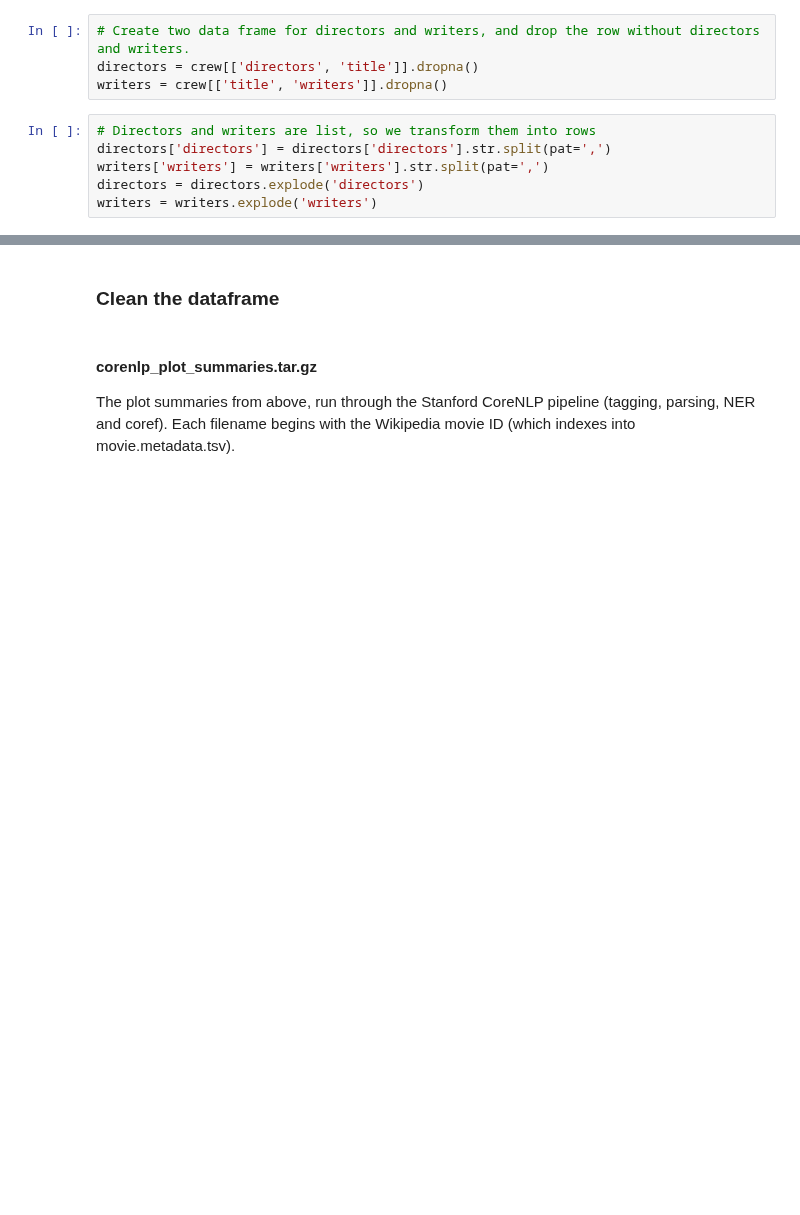
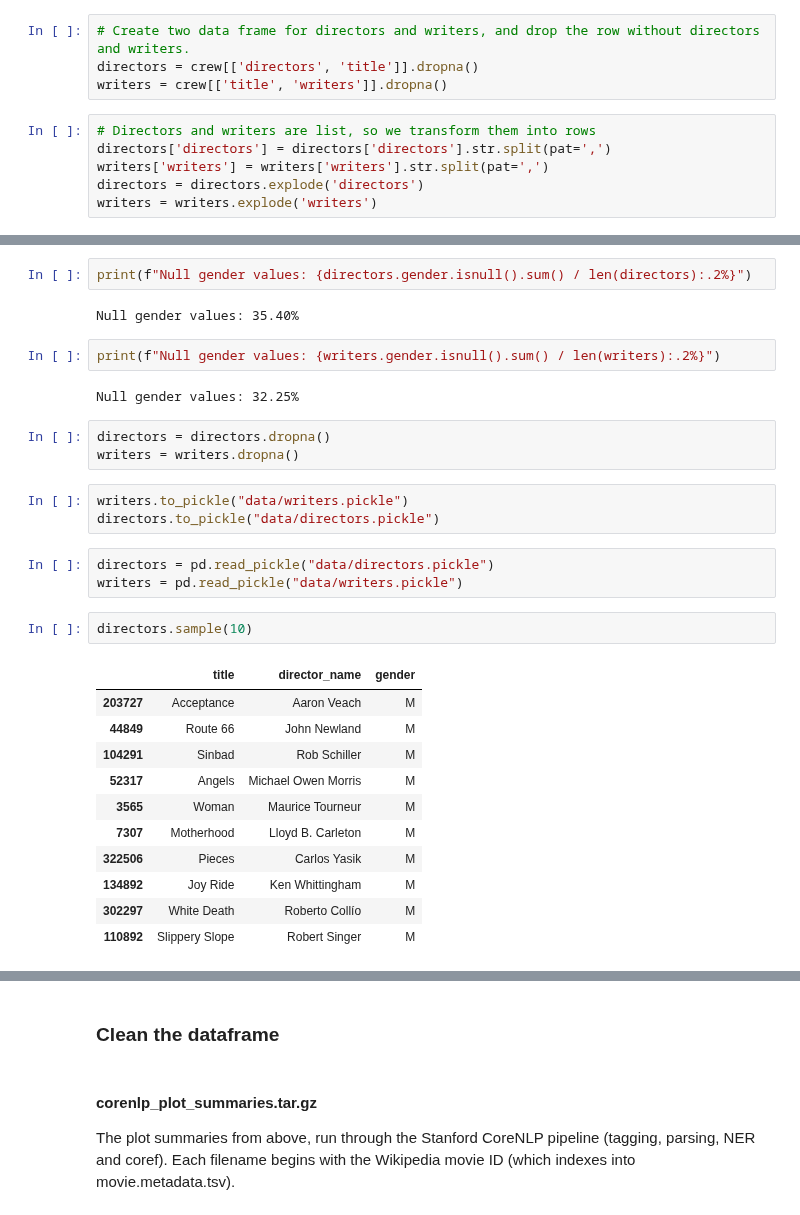
Before and after one commit to epfl-ada/ada-2022-project-yiyisoda, a Jupyter notebook: milestone_2.ipynb, the cells around one changed output, grey strips where cells are left out. Saved outputs shown, nothing was run; the diff lists cells and outputs as text; blank space fills up the shorter version.

Commit message:
Neutral genders

```diff
--- a/milestone_2.ipynb
+++ b/milestone_2.ipynb
@@ -258,0 +333,31 @@ writers.head()
+# %%
+print(f"Null gender values: {directors.gender.isnull().sum() / len(directors):.2%}")
+# %% [output]
+Null gender values: 35.40%
+# %%
+print(f"Null gender values: {writers.gender.isnull().sum() / len(writers):.2%}")
+# %% [output]
+Null gender values: 32.25%
+# %%
+directors = directors.dropna()
+writers = writers.dropna()
+# %%
+writers.to_pickle("data/writers.pickle")
+directors.to_pickle("data/directors.pickle")
+# %%
+directors = pd.read_pickle("data/directors.pickle")
+writers = pd.read_pickle("data/writers.pickle")
+# %%
+directors.sample(10)
+# %% [output]
+|  | title | director_name | gender |
+| 203727 | Acceptance | Aaron Veach | M |
+| 44849 | Route 66 | John Newland | M |
+| 104291 | Sinbad | Rob Schiller | M |
+| 52317 | Angels | Michael Owen Morris | M |
+| 3565 | Woman | Maurice Tourneur | M |
+| 7307 | Motherhood | Lloyd B. Carleton | M |
+| 322506 | Pieces | Carlos Yasik | M |
+| 134892 | Joy Ride | Ken Whittingham | M |
+| 302297 | White Death | Roberto Collío | M |
+| 110892 | Slippery Slope | Robert Singer | M |
```
Also changed, not shown: parts of 14 cells of this notebook, 2 other files.
